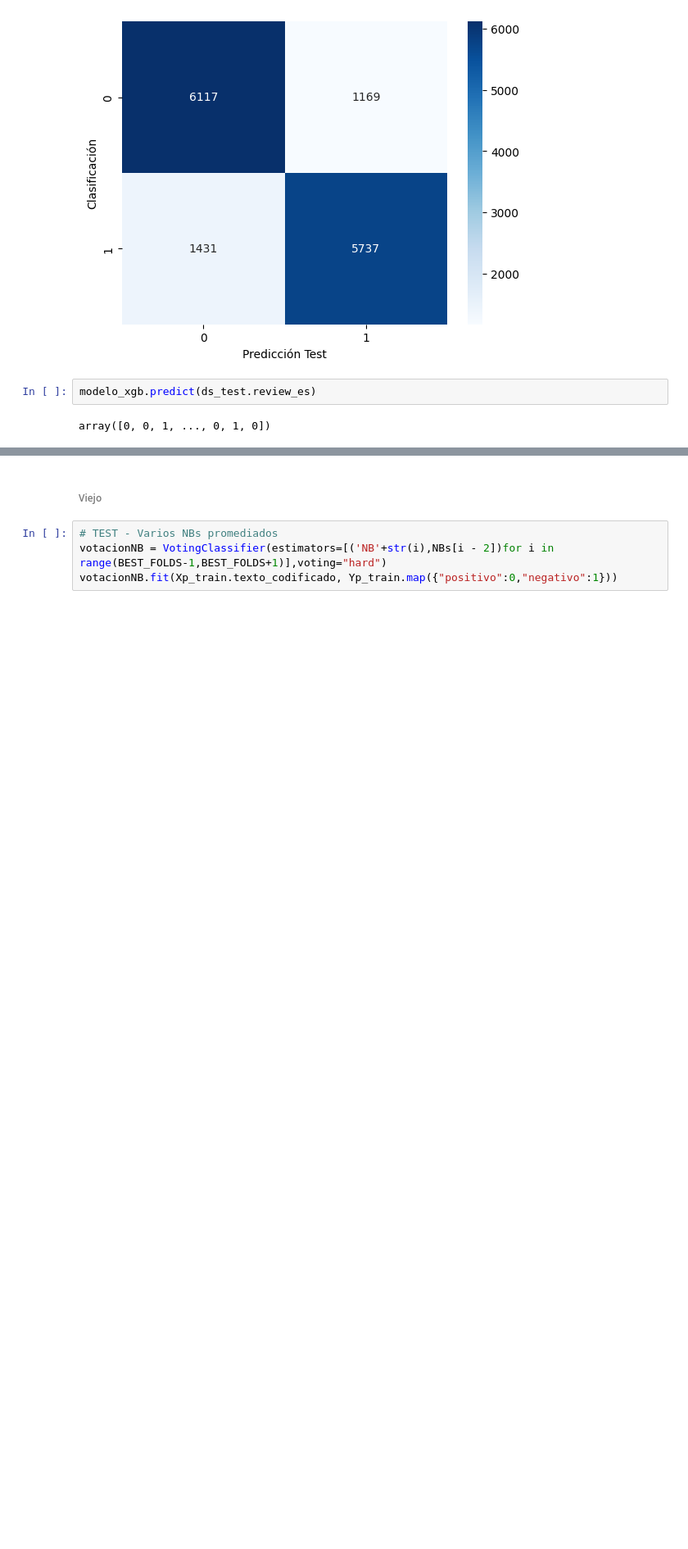
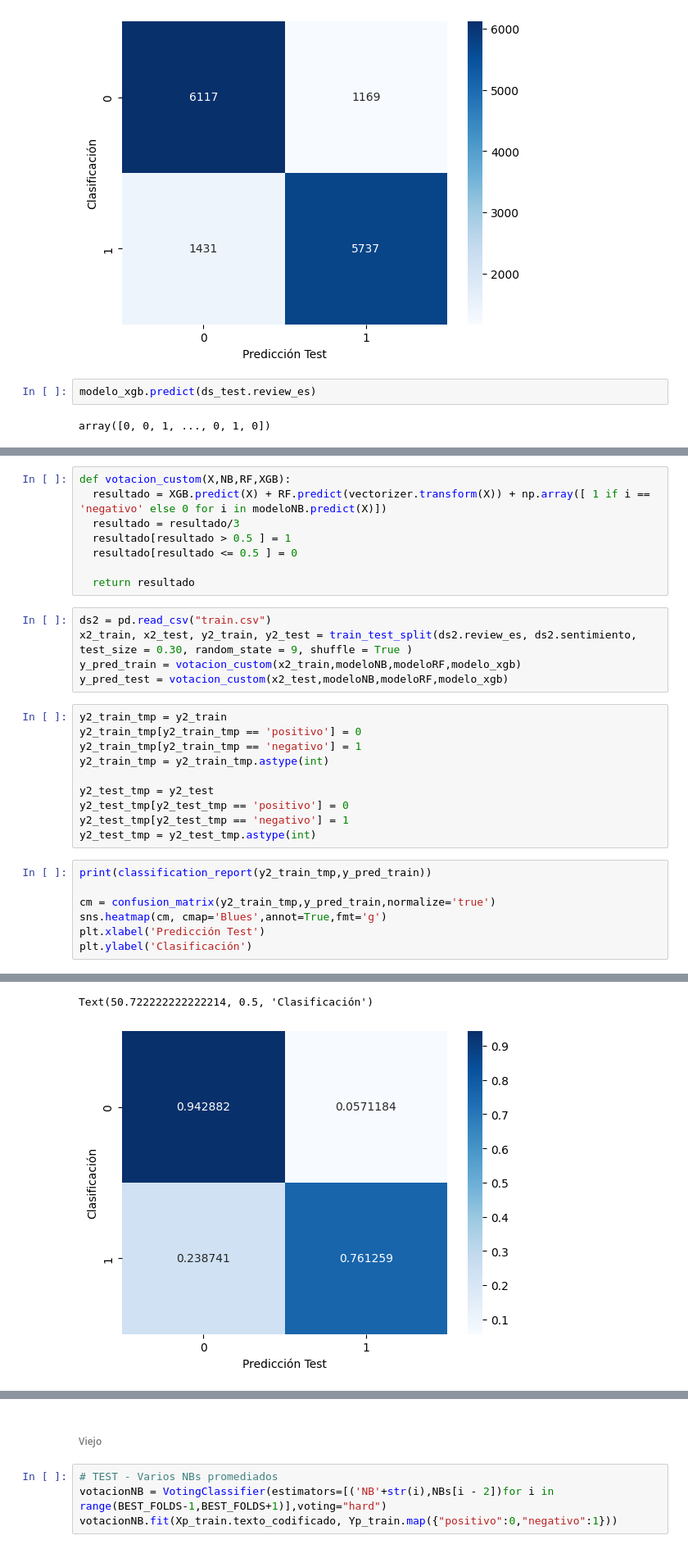
Before and after one commit to sttesta3/7506R-1C2024-GRUPO08, a Jupyter notebook: TP2_BayesNaive.ipynb, the cells around one changed output, grey strips where cells are left out. Shown at 82% size. Saved outputs shown, nothing was run; the diff lists cells and outputs as text; blank space fills up the shorter version.

```diff
--- a/TP2_BayesNaive.ipynb
+++ b/TP2_BayesNaive.ipynb
@@ -728,0 +734,31 @@ print(modeloNB.predict(ds_test.review_es))
+# %%
+def votacion_custom(X,NB,RF,XGB):
+  resultado = XGB.predict(X) + RF.predict(vectorizer.transform(X)) + np.array([ 1 if i == 'negativo' else 0 for i in modeloNB.predict(X)])
+  resultado = resultado/3
+  resultado[resultado > 0.5 ] = 1
+  resultado[resultado <= 0.5 ] = 0
+
+  return resultado
+# %%
+ds2 = pd.read_csv("train.csv")
+x2_train, x2_test, y2_train, y2_test = train_test_split(ds2.review_es, ds2.sentimiento, test_size = 0.30, random_state = 9, shuffle = True )
+y_pred_train = votacion_custom(x2_train,modeloNB,modeloRF,modelo_xgb)
+y_pred_test = votacion_custom(x2_test,modeloNB,modeloRF,modelo_xgb)
+# %%
+y2_train_tmp = y2_train
+y2_train_tmp[y2_train_tmp == 'positivo'] = 0
+y2_train_tmp[y2_train_tmp == 'negativo'] = 1
+y2_train_tmp = y2_train_tmp.astype(int)
+
+y2_test_tmp = y2_test
+y2_test_tmp[y2_test_tmp == 'positivo'] = 0
+y2_test_tmp[y2_test_tmp == 'negativo'] = 1
+y2_test_tmp = y2_test_tmp.astype(int)
+# %%
+print(classification_report(y2_train_tmp,y_pred_train))
+
+cm = confusion_matrix(y2_train_tmp,y_pred_train,normalize='true')
+sns.heatmap(cm, cmap='Blues',annot=True,fmt='g')
+plt.xlabel('Predicción Test')
+plt.ylabel('Clasificación')
+# %% [output]
@@ -728,0 +773,2 @@ print(modeloNB.predict(ds_test.review_es))
+Text(50.722222222222214, 0.5, 'Clasificación')
+[figure, added]
```
Also changed, not shown: parts of 10 cells of this notebook.
